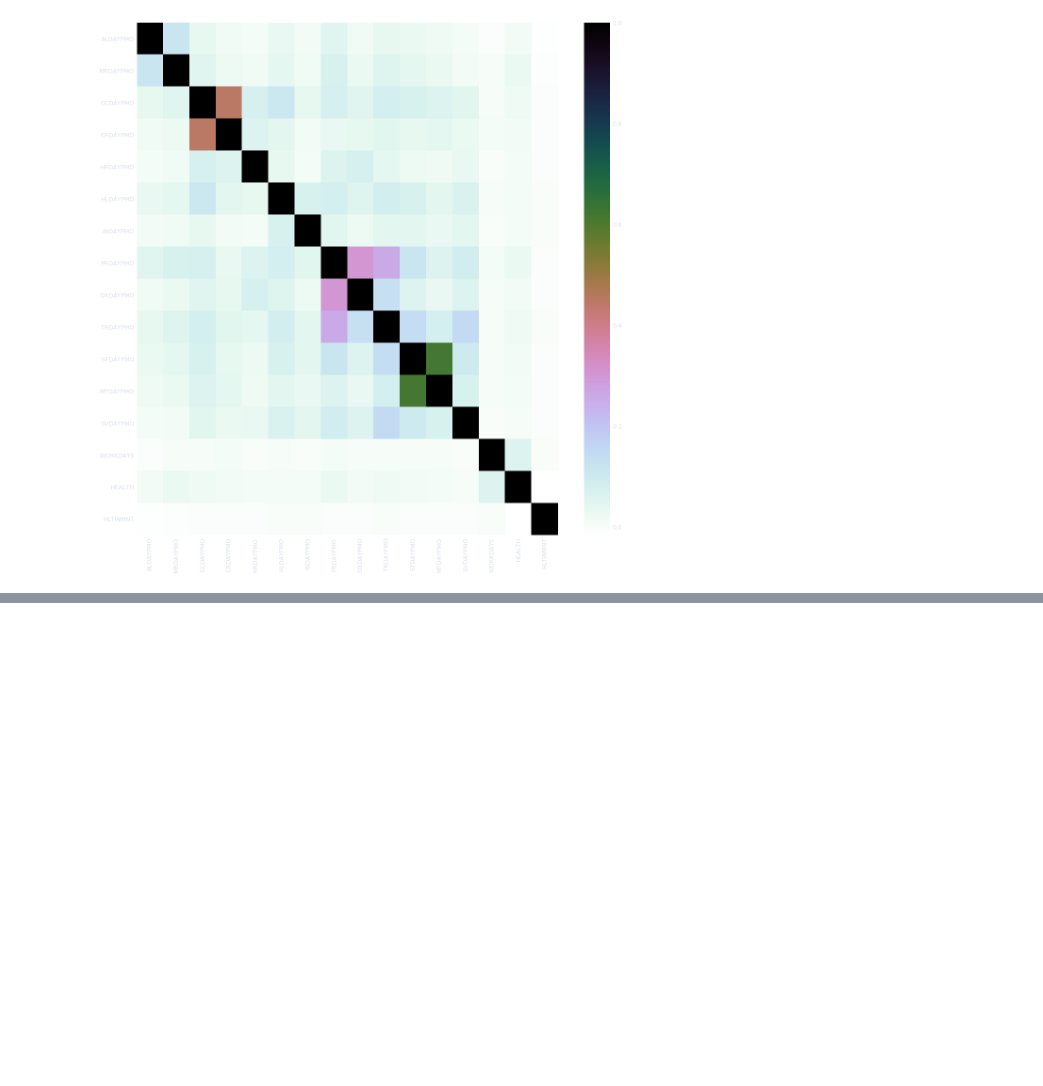
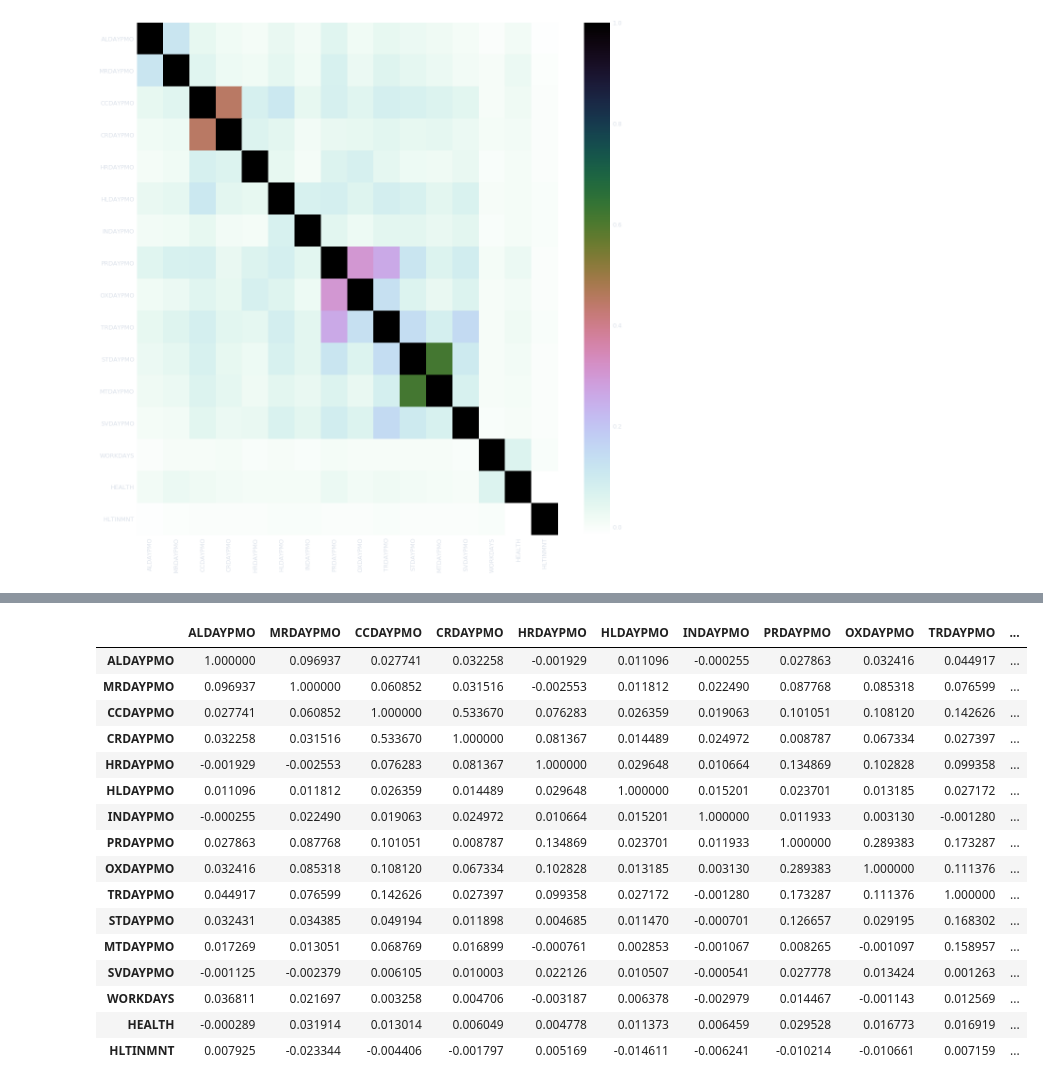
Before and after one commit to displaced-lobster/BDC2019, a Jupyter notebook: NSDUH.ipynb, the cells around one changed output, grey strips where cells are left out. Drawn from its saved outputs; the diff is of its cells as text; code cells hidden in the pictures; blank space fills up the shorter version.

```diff
--- a/NSDUH.ipynb
+++ b/NSDUH.ipynb
@@ -223,0 +264,20 @@ save_dataset(df_imp, './datasets/nsduh/NSDUH_2002_2017_reduced_imputed.csv')
+# %%
+df_samp[drug_use + health].corr()
+# %% [output]
+|  | ALDAYPMO | MRDAYPMO | CCDAYPMO | CRDAYPMO | HRDAYPMO | HLDAYPMO | INDAYPMO | PRDAYPMO | OXDAYPMO | TRDAYPMO | ... |
+| ALDAYPMO | 1.000000 | 0.096937 | 0.027741 | 0.032258 | -0.001929 | 0.011096 | -0.000255 | 0.027863 | 0.032416 | 0.044917 | ... |
+| MRDAYPMO | 0.096937 | 1.000000 | 0.060852 | 0.031516 | -0.002553 | 0.011812 | 0.022490 | 0.087768 | 0.085318 | 0.076599 | ... |
+| CCDAYPMO | 0.027741 | 0.060852 | 1.000000 | 0.533670 | 0.076283 | 0.026359 | 0.019063 | 0.101051 | 0.108120 | 0.142626 | ... |
+| CRDAYPMO | 0.032258 | 0.031516 | 0.533670 | 1.000000 | 0.081367 | 0.014489 | 0.024972 | 0.008787 | 0.067334 | 0.027397 | ... |
+| HRDAYPMO | -0.001929 | -0.002553 | 0.076283 | 0.081367 | 1.000000 | 0.029648 | 0.010664 | 0.134869 | 0.102828 | 0.099358 | ... |
+| HLDAYPMO | 0.011096 | 0.011812 | 0.026359 | 0.014489 | 0.029648 | 1.000000 | 0.015201 | 0.023701 | 0.013185 | 0.027172 | ... |
+| INDAYPMO | -0.000255 | 0.022490 | 0.019063 | 0.024972 | 0.010664 | 0.015201 | 1.000000 | 0.011933 | 0.003130 | -0.001280 | ... |
+| PRDAYPMO | 0.027863 | 0.087768 | 0.101051 | 0.008787 | 0.134869 | 0.023701 | 0.011933 | 1.000000 | 0.289383 | 0.173287 | ... |
+| OXDAYPMO | 0.032416 | 0.085318 | 0.108120 | 0.067334 | 0.102828 | 0.013185 | 0.003130 | 0.289383 | 1.000000 | 0.111376 | ... |
+| TRDAYPMO | 0.044917 | 0.076599 | 0.142626 | 0.027397 | 0.099358 | 0.027172 | -0.001280 | 0.173287 | 0.111376 | 1.000000 | ... |
+| STDAYPMO | 0.032431 | 0.034385 | 0.049194 | 0.011898 | 0.004685 | 0.011470 | -0.000701 | 0.126657 | 0.029195 | 0.168302 | ... |
+| MTDAYPMO | 0.017269 | 0.013051 | 0.068769 | 0.016899 | -0.000761 | 0.002853 | -0.001067 | 0.008265 | -0.001097 | 0.158957 | ... |
+| SVDAYPMO | -0.001125 | -0.002379 | 0.006105 | 0.010003 | 0.022126 | 0.010507 | -0.000541 | 0.027778 | 0.013424 | 0.001263 | ... |
+| WORKDAYS | 0.036811 | 0.021697 | 0.003258 | 0.004706 | -0.003187 | 0.006378 | -0.002979 | 0.014467 | -0.001143 | 0.012569 | ... |
+| HEALTH | -0.000289 | 0.031914 | 0.013014 | 0.006049 | 0.004778 | 0.011373 | 0.006459 | 0.029528 | 0.016773 | 0.016919 | ... |
+| HLTINMNT | 0.007925 | -0.023344 | -0.004406 | -0.001797 | 0.005169 | -0.014611 | -0.006241 | -0.010214 | -0.010661 | 0.007159 | ... |
```
Also changed, not shown: parts of 19 cells of this notebook.
